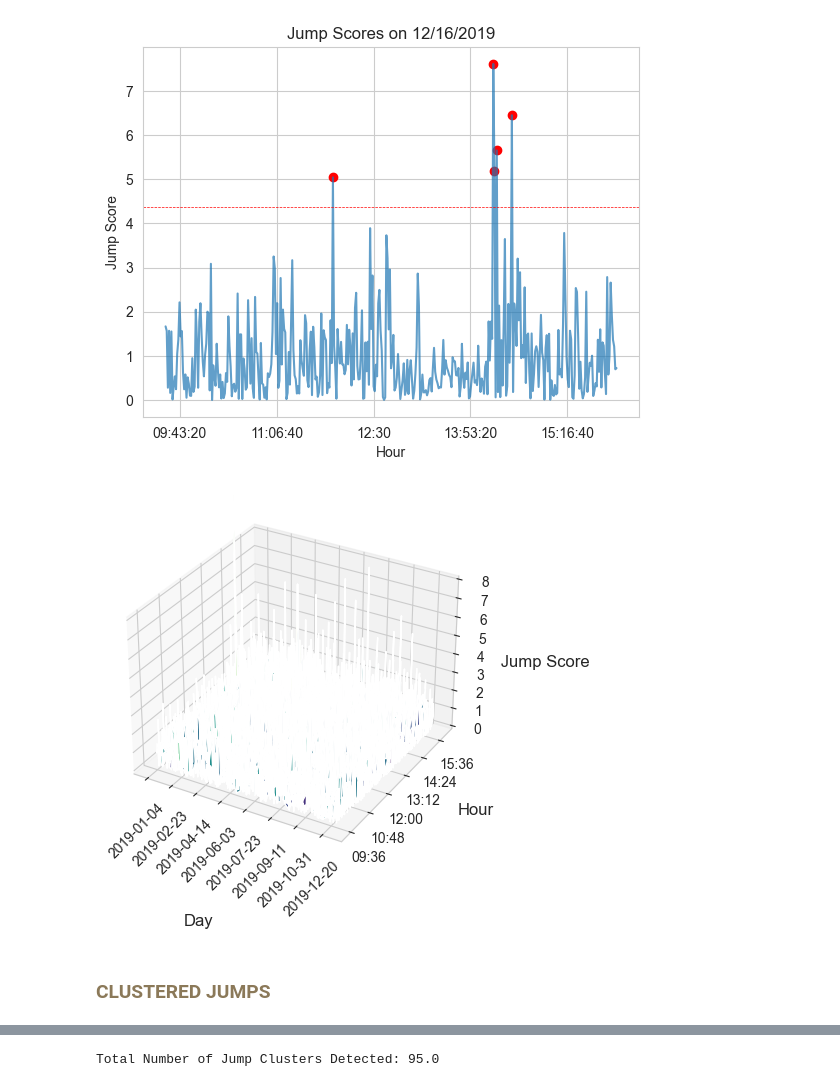
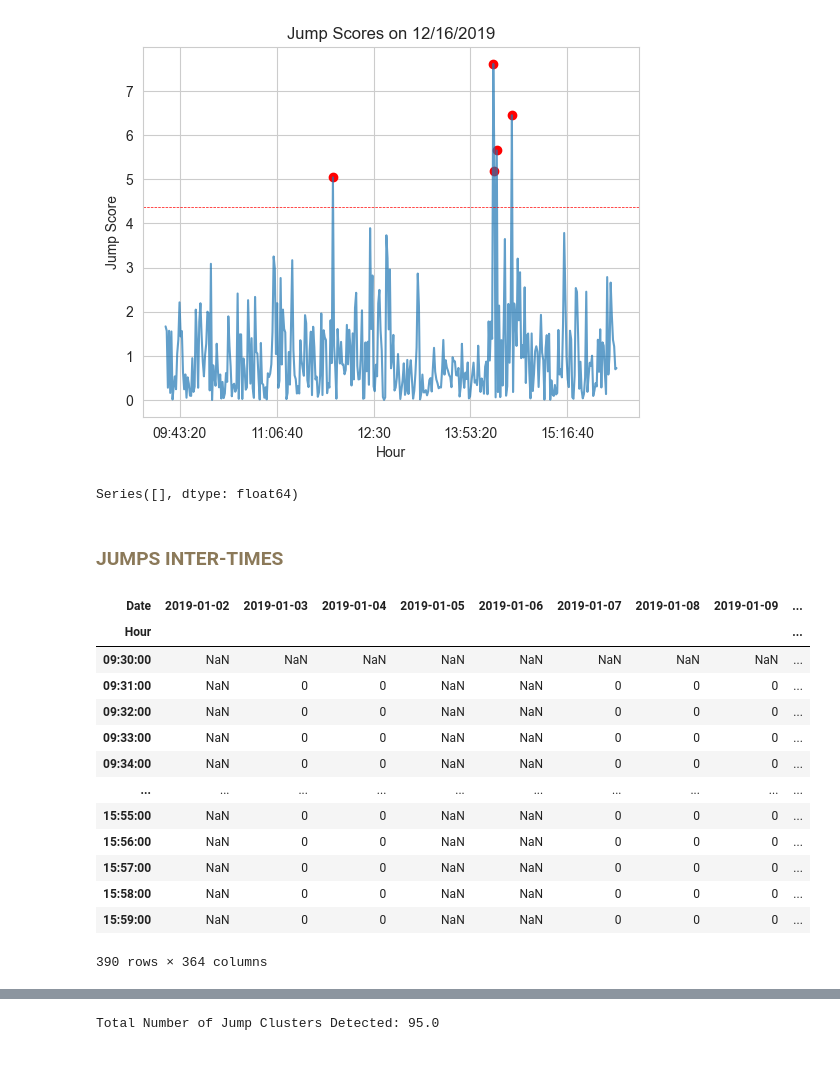
Before and after one commit to f-montenegro/ADIA-Exogenous-Information-in-HFT, a Jupyter notebook: L2_Execution/pipeline_example.ipynb, the cells around one changed output, grey strips where cells are left out. Saved outputs shown, nothing was run; the diff lists cells and outputs as text; code cells hidden in the pictures.

```diff
--- a/L2_Execution/pipeline_example.ipynb
+++ b/L2_Execution/pipeline_example.ipynb
@@ -213,45 +160,27 @@ ax.axhline(y=4.36, color='red', linestyle='--', lw=0.5, label='Threshold')
 plt.show()
 # %% [output]
 [figure]
-# %%
-fig = plt.figure()
-ax = fig.add_subplot(111, projection='3d')
-
-x_indices = pd.to_datetime(df_jump_score.columns, format='%Y-%m-%d')
-y_indices = pd.to_datetime(df_jump_score.index, format='%H:%M:%S')
-
-# Convert datetime values to numerical values
-x_values = mdates.date2num(x_indices)
-y_values = mdates.date2num(y_indices)
-
-X, Y = np.meshgrid(x_values, y_values)
-
-Z = np.abs(df_jump_score.values)
-
-ax.plot_surface(X, Y, Z, cmap='viridis')
-
-ax.xaxis.set_major_formatter(mdates.DateFormatter('%Y-%m-%d'))
-ax.yaxis.set_major_formatter(mdates.DateFormatter('%H:%M'))
-
-ax.tick_params(axis='x', labelrotation=45)
-ax.tick_params(axis='y', labelrotation=0)
-
-x_label = 'Day'
-ax.text2D(0.25, -0.15, x_label, transform=ax.transAxes, fontsize=12, verticalalignment='center', horizontalalignment='center')
-
-y_label = 'Hour'
-ax.text2D(1.0, 0.15, y_label, transform=ax.transAxes, fontsize=12, verticalalignment='center', horizontalalignment='center')
-
-z_label = '      Jump Score'
-ax.text2D(1.15, 0.55, z_label, transform=ax.transAxes, fontsize=12, verticalalignment='center', horizontalalignment='center')
-
-ax.set_zlim(0, 8)
-
-plt.show()
-# %% [output]
-[figure, removed]
-# %% [markdown]
-<H3 style="color:#8B7959">CLUSTERED JUMPS</H3>
+# %%
+df_threshold.unstack().dropna()[df_threshold.unstack().dropna() == np.inf]
+# %% [output]
+Series([], dtype: float64)
+# %% [markdown]
+<H3 style="color:#8B7959">JUMPS INTER-TIMES</H3>
 # %%
 df_inter_times = clusters.calculate_jump_inter_times(df_input=df_jumps, list_input=list_dates_w_jumps)
-# df_inter_times
+df_inter_times
+# %% [output]
+| Date | 2019-01-02 | 2019-01-03 | 2019-01-04 | 2019-01-05 | 2019-01-06 | 2019-01-07 | 2019-01-08 | 2019-01-09 | ... |
+| Hour |  |  |  |  |  |  |  |  | ... |
+| 09:30:00 | NaN | NaN | NaN | NaN | NaN | NaN | NaN | NaN | ... |
+| 09:31:00 | NaN | 0 | 0 | NaN | NaN | 0 | 0 | 0 | ... |
+| 09:32:00 | NaN | 0 | 0 | NaN | NaN | 0 | 0 | 0 | ... |
+| 09:33:00 | NaN | 0 | 0 | NaN | NaN | 0 | 0 | 0 | ... |
+| 09:34:00 | NaN | 0 | 0 | NaN | NaN | 0 | 0 | 0 | ... |
+| ... | ... | ... | ... | ... | ... | ... | ... | ... | ... |
+| 15:55:00 | NaN | 0 | 0 | NaN | NaN | 0 | 0 | 0 | ... |
+| 15:56:00 | NaN | 0 | 0 | NaN | NaN | 0 | 0 | 0 | ... |
+| 15:57:00 | NaN | 0 | 0 | NaN | NaN | 0 | 0 | 0 | ... |
+| 15:58:00 | NaN | 0 | 0 | NaN | NaN | 0 | 0 | 0 | ... |
+| 15:59:00 | NaN | 0 | 0 | NaN | NaN | 0 | 0 | 0 | ... |
+390 rows × 364 columns
```
Also changed, not shown: parts of 41 cells of this notebook, 2 other files.
